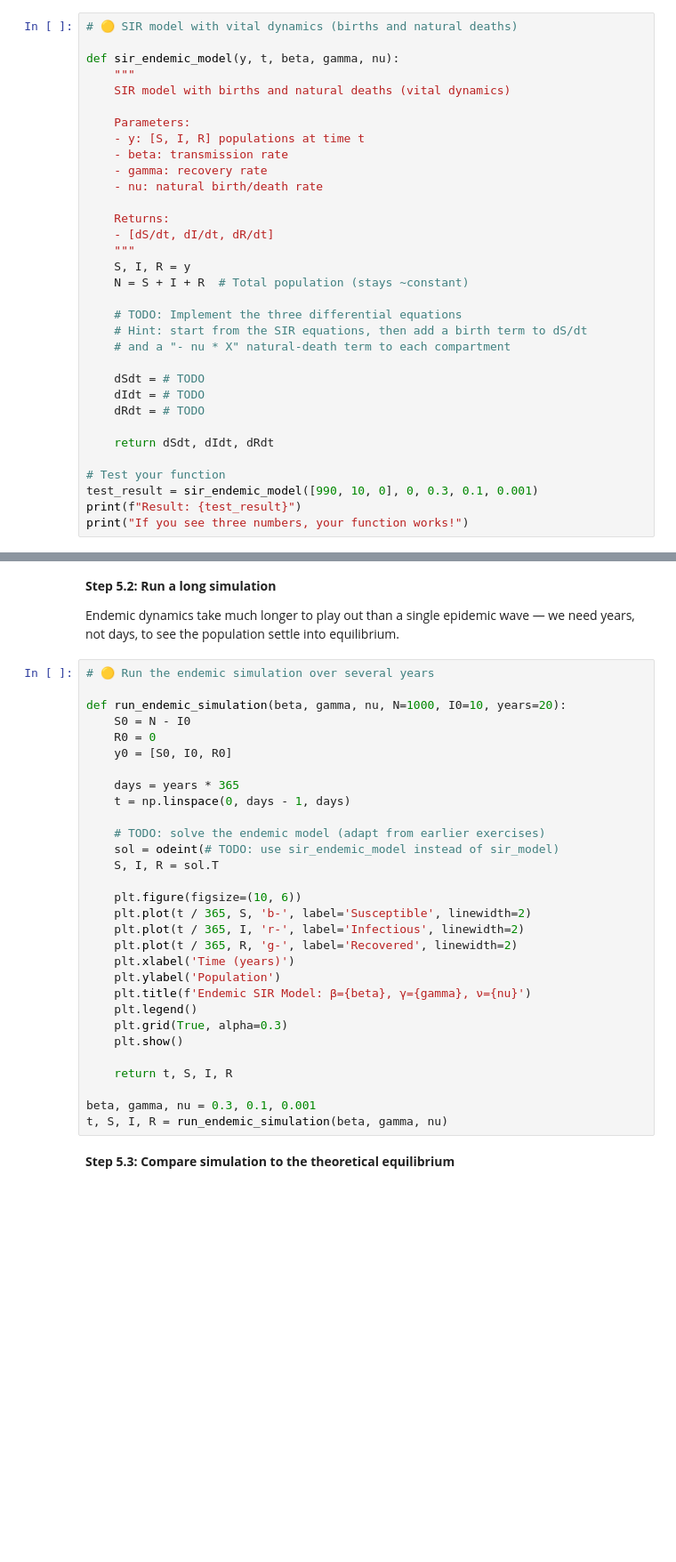
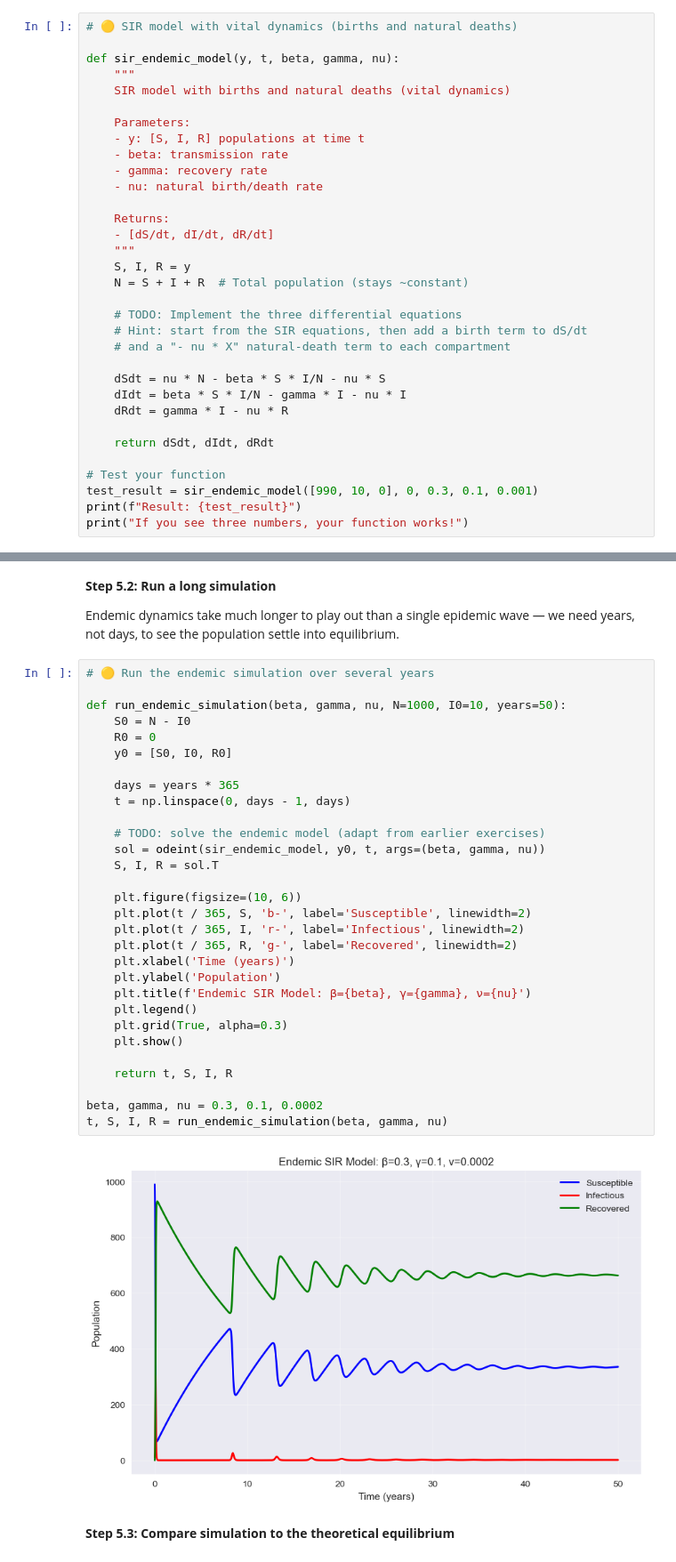
Before and after one commit to Frank03Lambert/MSMBS-Group07, a Jupyter notebook: Assignment1/KEN3170-SIR_Practical_Starter.ipynb, the cells around one changed output, grey strips where cells are left out. Shown at 89% size. Drawn from its saved outputs; the diff is of its cells as text; blank space fills up the shorter version.

```diff
--- a/Assignment1/KEN3170-SIR_Practical_Starter.ipynb
+++ b/Assignment1/KEN3170-SIR_Practical_Starter.ipynb
@@ -631,9 +638,9 @@ def sir_endemic_model(y, t, beta, gamma, nu):
     # Hint: start from the SIR equations, then add a birth term to dS/dt
     # and a "- nu * X" natural-death term to each compartment
 
-    dSdt = # TODO
-    dIdt = # TODO
-    dRdt = # TODO
+    dSdt = nu * N - beta * S * I/N - nu * S
+    dIdt = beta * S * I/N - gamma * I - nu * I
+    dRdt = gamma * I - nu * R
 
     return dSdt, dIdt, dRdt
 
@@ -648,33 +658,35 @@ Endemic dynamics take much longer to play out than a single epidemic wave — we
 # %%
 # 🟡 Run the endemic simulation over several years
 
-def run_endemic_simulation(beta, gamma, nu, N=1000, I0=10, years=20):
+def run_endemic_simulation(beta, gamma, nu, N=1000, I0=10, years=50):
     S0 = N - I0
     R0 = 0
     y0 = [S0, I0, R0]
 
     days = years * 365
     t = np.linspace(0, days - 1, days)
 
     # TODO: solve the endemic model (adapt from earlier exercises)
-    sol = odeint(# TODO: use sir_endemic_model instead of sir_model)
+    sol = odeint(sir_endemic_model, y0, t, args=(beta, gamma, nu))
     S, I, R = sol.T
 
     plt.figure(figsize=(10, 6))
     plt.plot(t / 365, S, 'b-', label='Susceptible', linewidth=2)
     plt.plot(t / 365, I, 'r-', label='Infectious', linewidth=2)
     plt.plot(t / 365, R, 'g-', label='Recovered', linewidth=2)
     plt.xlabel('Time (years)')
     plt.ylabel('Population')
     plt.title(f'Endemic SIR Model: β={beta}, γ={gamma}, ν={nu}')
     plt.legend()
     plt.grid(True, alpha=0.3)
     plt.show()
 
     return t, S, I, R
 
-beta, gamma, nu = 0.3, 0.1, 0.001
+beta, gamma, nu = 0.3, 0.1, 0.0002
 t, S, I, R = run_endemic_simulation(beta, gamma, nu)
+# %% [output]
+[figure, added]
 # %% [markdown]
 **Step 5.3: Compare simulation to the theoretical equilibrium**
 # %%
```
Also changed, not shown: parts of 12 cells of this notebook.
